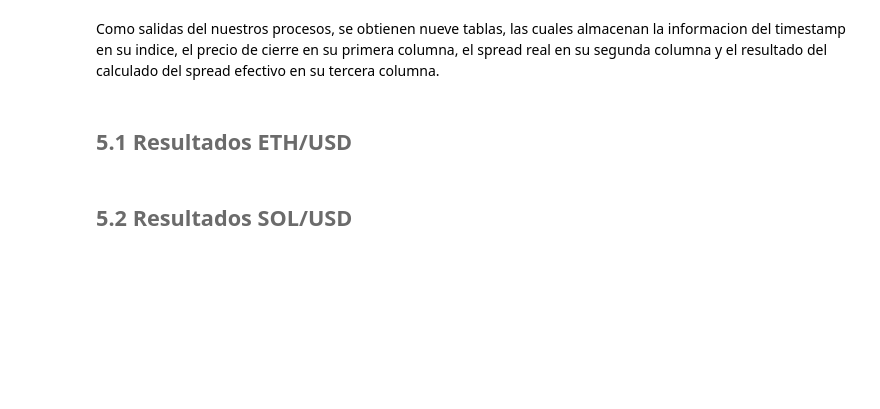
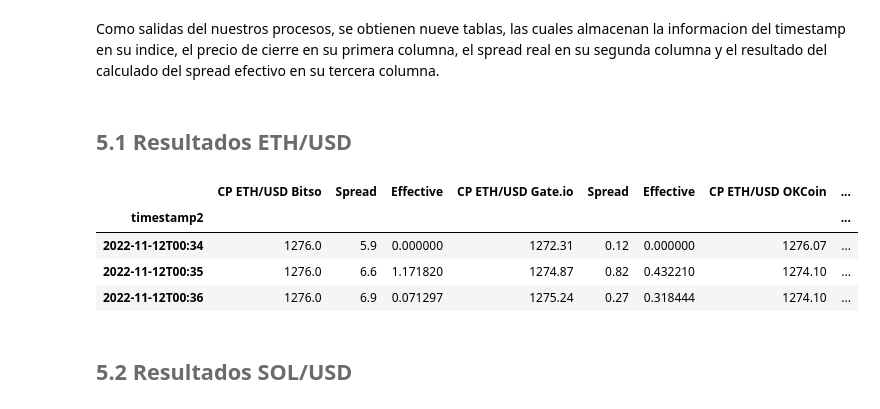
Before and after one commit to CuauhtemocCC/myst_lab4, a Jupyter notebook: notebook.ipynb, the cells around one changed output. Cells and saved outputs as stored; diff of their text form; code cells hidden in the pictures; blank space fills up the shorter version.

```diff
--- a/notebook.ipynb
+++ b/notebook.ipynb
@@ -90,5 +113,13 @@ Tras esto, se crearon dos funciones para el calculo del spread efectivo, la prim
 Como salidas del nuestros procesos, se obtienen nueve tablas, las cuales almacenan la informacion del timestamp en su indice, el precio de cierre en su primera columna, el spread real en su segunda columna y el resultado del calculado del spread efectivo en su tercera columna.
 # %% [markdown]
 ## <font color= #6B6B6B> 5.1 Resultados ETH/USD </font>
+# %%
+mn.Resultados[0].head()
+# %% [output]
+|  | CP ETH/USD Bitso | Spread | Effective | CP ETH/USD Gate.io | Spread | Effective | CP ETH/USD OKCoin | ... |
+| timestamp2 |  |  |  |  |  |  |  | ... |
+| 2022-11-12T00:34 | 1276.0 | 5.9 | 0.000000 | 1272.31 | 0.12 | 0.000000 | 1276.07 | ... |
+| 2022-11-12T00:35 | 1276.0 | 6.6 | 1.171820 | 1274.87 | 0.82 | 0.432210 | 1274.10 | ... |
+| 2022-11-12T00:36 | 1276.0 | 6.9 | 0.071297 | 1275.24 | 0.27 | 0.318444 | 1274.10 | ... |
 # %% [markdown]
 ## <font color= #6B6B6B> 5.2 Resultados SOL/USD </font>
```
Also changed, not shown: parts of 5 cells of this notebook, 2 other files.
